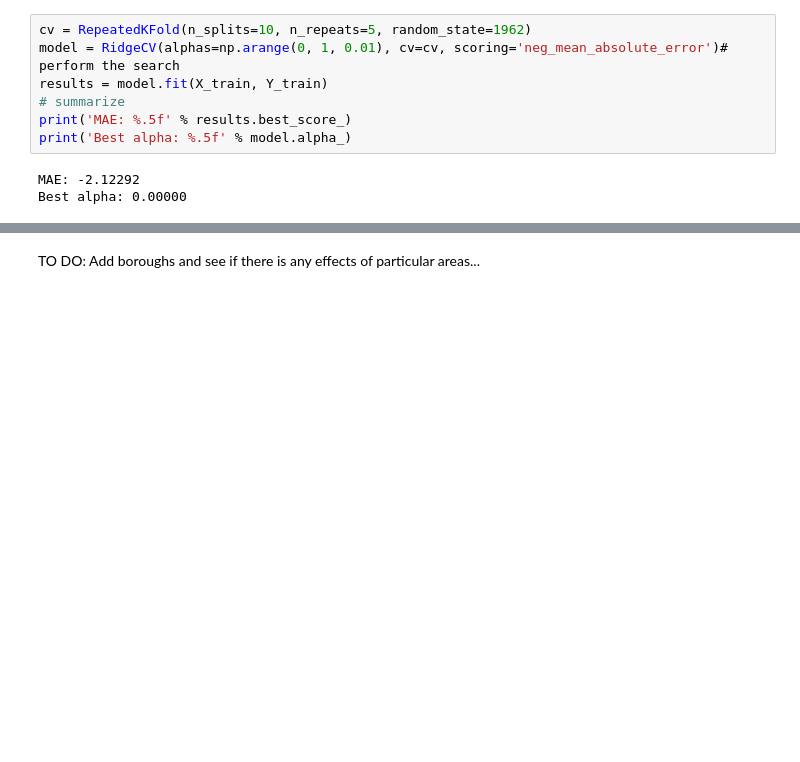
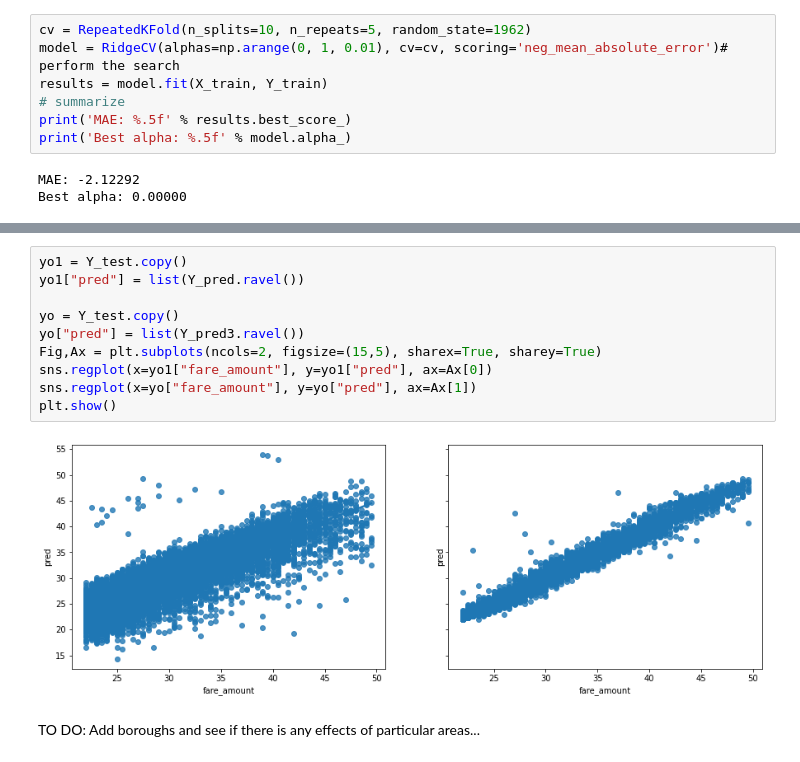
Before and after one commit to Arkhemis/TaxiNY-ML, a Jupyter notebook: taxi.ipynb, the cells around one changed output, grey strips where cells are left out. Saved outputs shown, nothing was run; the diff lists cells and outputs as text; blank space fills up the shorter version.

```diff
--- a/taxi.ipynb
+++ b/taxi.ipynb
@@ -230,3 +231,15 @@ Adjusted R²: 0.98003
+# %%
+yo1 = Y_test.copy()
+yo1["pred"] = list(Y_pred.ravel())
+
+yo = Y_test.copy()
+yo["pred"] = list(Y_pred3.ravel())
+Fig,Ax = plt.subplots(ncols=2, figsize=(15,5), sharex=True, sharey=True)
+sns.regplot(x=yo1["fare_amount"], y=yo1["pred"], ax=Ax[0])
+sns.regplot(x=yo["fare_amount"], y=yo["pred"], ax=Ax[1])
+plt.show()
+# %% [output]
+[figure, added]
 # %% [markdown]
 TO DO: Add boroughs and see if there is any effects of particular areas...
 # %%
```
Also changed, not shown: parts of 7 cells of this notebook.
